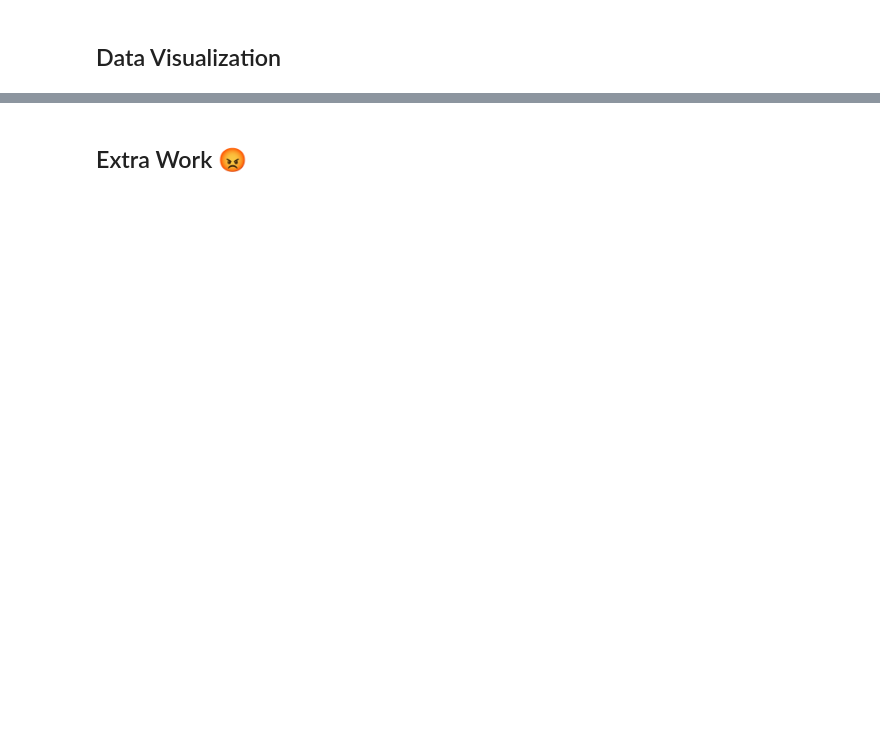
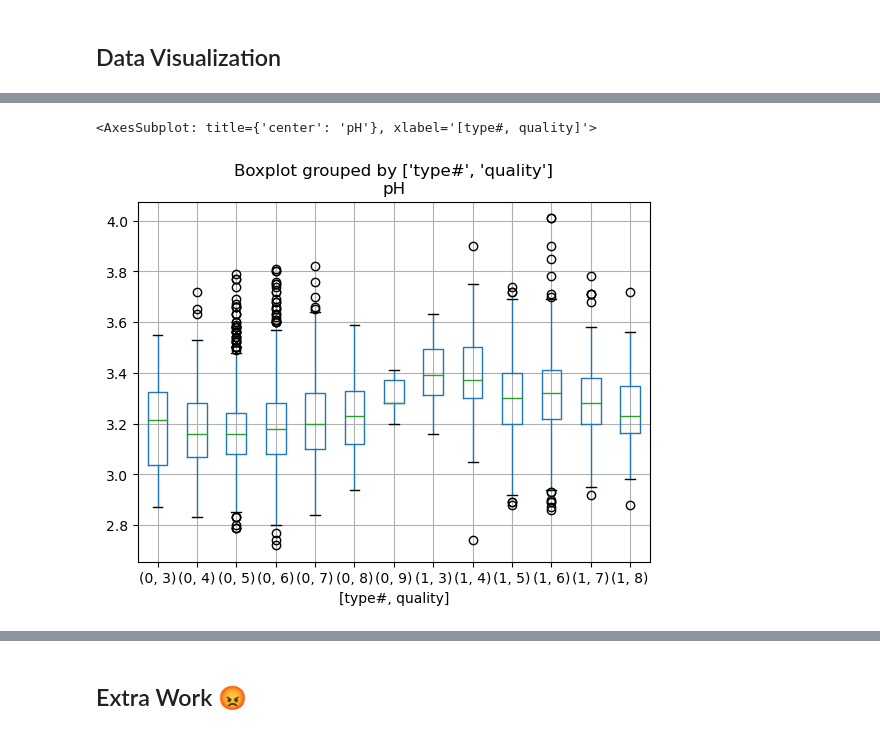
Before and after one commit to SaltyPeachcake/TableDataWarmUp, a Jupyter notebook: exploreData/DataExploration.ipynb, the cells around one changed output, grey strips where cells are left out. Cells and saved outputs as stored; diff of their text form; code cells hidden in the pictures; blank space fills up the shorter version.

```diff
--- a/exploreData/DataExploration.ipynb
+++ b/exploreData/DataExploration.ipynb
@@ -146,0 +218,5 @@ Initially there doesn't seem to be a correlation between ABV and quality. Popula
+# %%
+df_merged.boxplot(column = ['pH'], by=['type#','quality'])
+# %% [output]
+<AxesSubplot: title={'center': 'pH'}, xlabel='[type#, quality]'>
+[figure, added]
```
Also changed, not shown: parts of 16 cells of this notebook.
